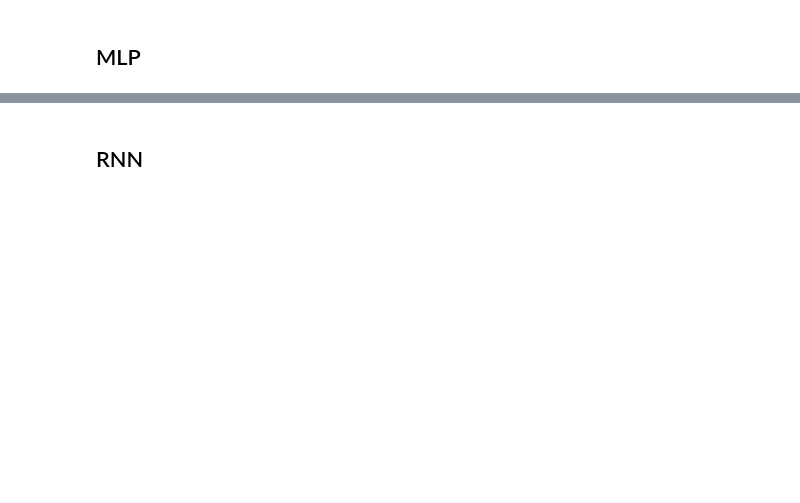
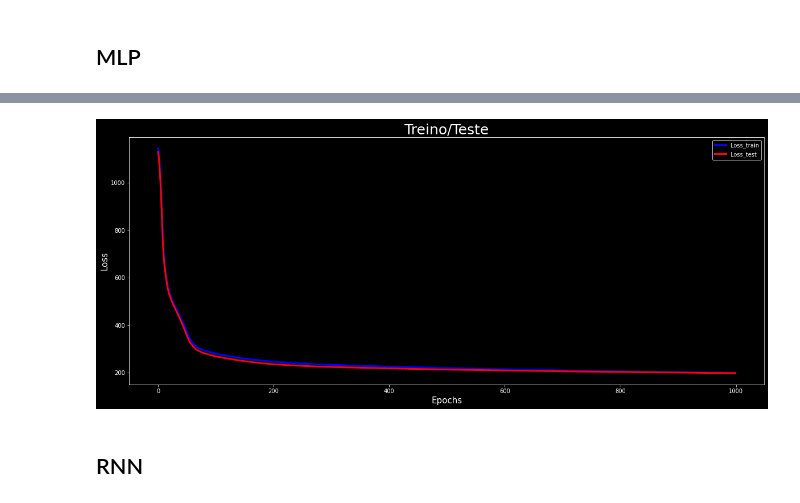
Before and after one commit to Edgar-Barroso/Rede-Neural-Bike, a Jupyter notebook: Bicicletas_Regression.ipynb, the cells around one changed output, grey strips where cells are left out. Drawn from its saved outputs; the diff is of its cells as text; code cells hidden in the pictures; blank space fills up the shorter version.

```diff
--- a/Bicicletas_Regression.ipynb
+++ b/Bicicletas_Regression.ipynb
@@ -273,7 +325,7 @@ class MLP(nn.Module):
   def forward(self,X):
     saida = self.layer1(self.ativ0(self.layer0(X)))
     return saida
-modelo = MLP(10,32,1).to(device)
+modelo = MLP(10,56,1).to(args['device'])
 # %%
-criterion = nn.MSELoss().to(device)
-optimizer = torch.optim.Adam(modelo.parameters(),lr=1e-6,weight_decay=1e-4)
+criterion = nn.L1Loss().to(args['device'])
+optimizer = torch.optim.Adam(modelo.parameters(),weight_decay=1e-4)
@@ -291,14 +331,0 @@ i=0
-# %%
-modelo.train()
-for c in range(100):
-  i+=1
-  # Forward
-  ypred = modelo(x_train)
-  loss = criterion(ypred, y_train)
-
-  todas_loss.append(loss.cpu().detach().numpy())
-  epocas.append(i)
-
-  # Backpropagation
-  loss.backward()
-  optimizer.step()
@@ -330,0 +419,9 @@ print(abs(predicoes-y_test.detach().numpy()).mean())
+# %%
+train_losses, test_losses = [], []
+for epoch in range(args['epoch_num']):
+
+  # Train
+  train_losses.append(train(train_loader, modelo, epoch))
+
+  # Validate
+  test_losses.append(validate(test_loader, modelo, epoch))
@@ -331,3 +446,15 @@ print(abs(predicoes-y_test.detach().numpy()).mean())
+# %%
+with plt.style.context('dark_background') as _:
+  plt.figure(figsize=(20,8))
+  plt.plot(range(args['epoch_num']),train_losses, linewidth=3.0,color ='blue')
+  plt.plot(range(args['epoch_num']),test_losses, linewidth=3.0,color = 'red')
+  plt.title('Treino/Teste',fontsize=25)
+  plt.xlabel('Epochs', fontsize=15)
+  plt.ylabel('Loss', fontsize=15)
+  plt.legend(('Loss_train', 'Loss_test'))
+  plt.show()
+# %% [output]
+[figure, added]
 # %% [markdown]
 ## RNN
 # %%
```
Also changed, not shown: parts of 23 cells of this notebook.
